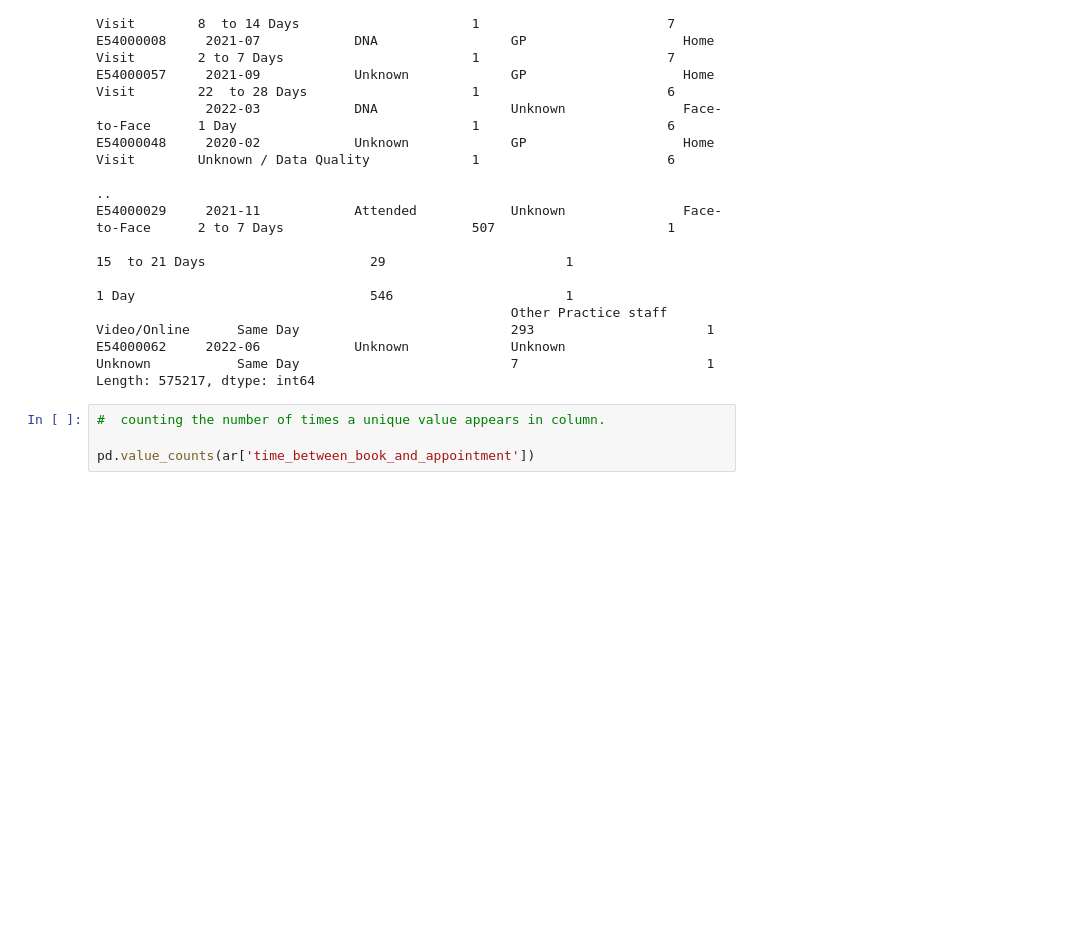
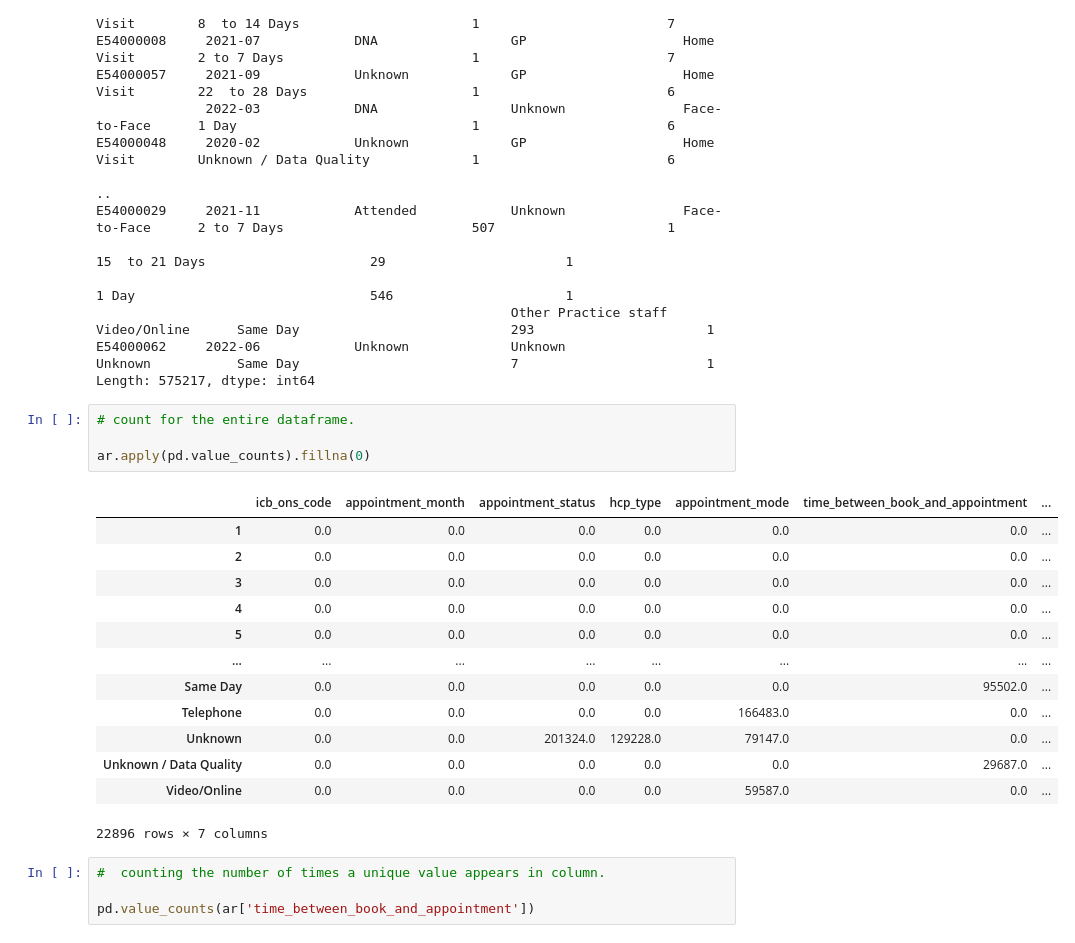
Before and after one commit to 04yash/LSE_DA_NHS_analysis., a Jupyter notebook: assigmnet file.ipynb, the cells around one changed output. Saved outputs shown, nothing was run; the diff lists cells and outputs as text; blank space fills up the shorter version.

```diff
--- a/assigmnet file.ipynb
+++ b/assigmnet file.ipynb
@@ -281,6 +334,24 @@ E54000029     2021-11            Attended            Unknown               Face-
                                                      Other Practice staff  Video/Online      Same Day                           293                      1
 E54000062     2022-06            Unknown             Unknown               Unknown           Same Day                           7                        1
 Length: 575217, dtype: int64
+# %%
+# count for the entire dataframe.
+
+ar.apply(pd.value_counts).fillna(0)
+# %% [output]
+|  | icb_ons_code | appointment_month | appointment_status | hcp_type | appointment_mode | time_between_book_and_appointment | ... |
+| 1 | 0.0 | 0.0 | 0.0 | 0.0 | 0.0 | 0.0 | ... |
+| 2 | 0.0 | 0.0 | 0.0 | 0.0 | 0.0 | 0.0 | ... |
+| 3 | 0.0 | 0.0 | 0.0 | 0.0 | 0.0 | 0.0 | ... |
+| 4 | 0.0 | 0.0 | 0.0 | 0.0 | 0.0 | 0.0 | ... |
+| 5 | 0.0 | 0.0 | 0.0 | 0.0 | 0.0 | 0.0 | ... |
+| ... | ... | ... | ... | ... | ... | ... | ... |
+| Same Day | 0.0 | 0.0 | 0.0 | 0.0 | 0.0 | 95502.0 | ... |
+| Telephone | 0.0 | 0.0 | 0.0 | 0.0 | 166483.0 | 0.0 | ... |
+| Unknown | 0.0 | 0.0 | 201324.0 | 129228.0 | 79147.0 | 0.0 | ... |
+| Unknown / Data Quality | 0.0 | 0.0 | 0.0 | 0.0 | 0.0 | 29687.0 | ... |
+| Video/Online | 0.0 | 0.0 | 0.0 | 0.0 | 59587.0 | 0.0 | ... |
+22896 rows × 7 columns
 # %%
 #  counting the number of times a unique value appears in column.
 
```
Also changed, not shown: parts of 5 cells of this notebook.
